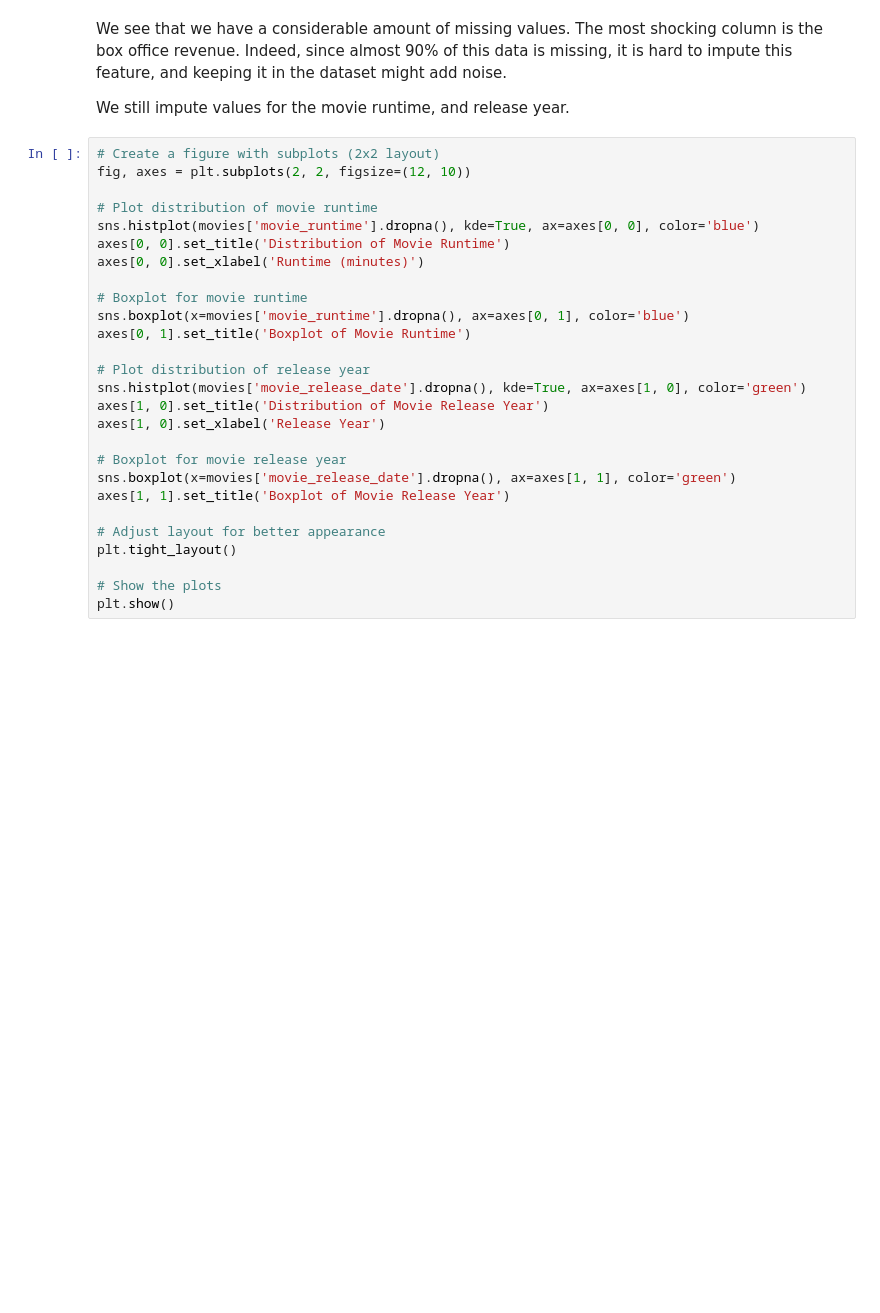
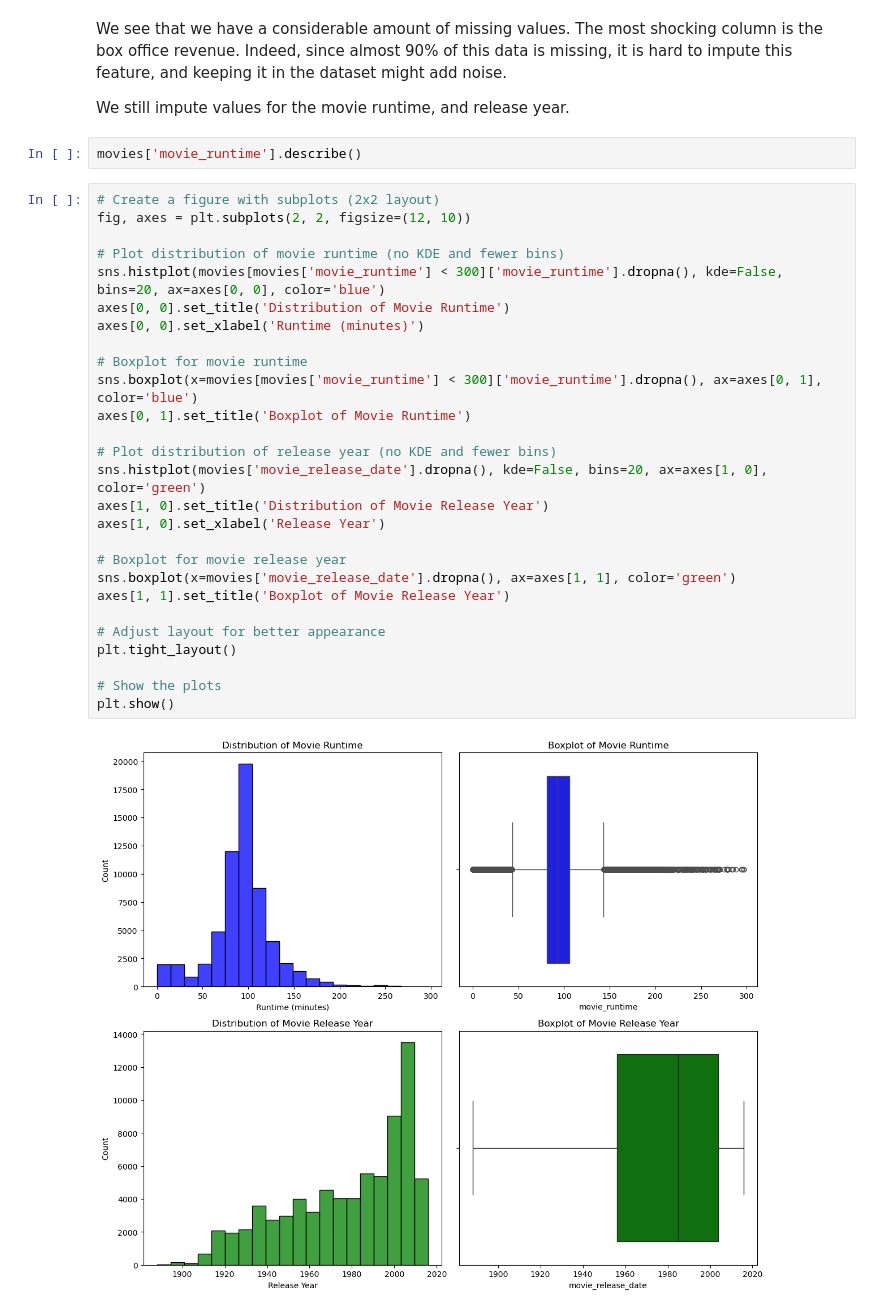
Before and after one commit to arthurEpfl/CMU_MovieCorpus_Data_Analysis, a Jupyter notebook: src/EDA/eda_adam.ipynb, the cells around one changed output. Cells and saved outputs as stored; diff of their text form; blank space fills up the shorter version.

Commit message:
Update eda_adam, add plots and preprocessing of summaries

```diff
--- a/src/EDA/eda_adam.ipynb
+++ b/src/EDA/eda_adam.ipynb
@@ -97,30 +204,34 @@ print("Percentage of empty countries: ", (movies['movie_countries'].apply(len) =
 We see that we have a considerable amount of missing values. The most shocking column is the box office revenue. Indeed, since almost 90% of this data is missing, it is hard to impute this feature, and keeping it in the dataset might add noise.
 
 We still impute values for the movie runtime, and release year.
+# %%
+movies['movie_runtime'].describe()
 # %%
 # Create a figure with subplots (2x2 layout)
 fig, axes = plt.subplots(2, 2, figsize=(12, 10))
 
-# Plot distribution of movie runtime
-sns.histplot(movies['movie_runtime'].dropna(), kde=True, ax=axes[0, 0], color='blue')
+# Plot distribution of movie runtime (no KDE and fewer bins)
+sns.histplot(movies[movies['movie_runtime'] < 300]['movie_runtime'].dropna(), kde=False, bins=20, ax=axes[0, 0], color='blue')
 axes[0, 0].set_title('Distribution of Movie Runtime')
 axes[0, 0].set_xlabel('Runtime (minutes)')
 
 # Boxplot for movie runtime
-sns.boxplot(x=movies['movie_runtime'].dropna(), ax=axes[0, 1], color='blue')
+sns.boxplot(x=movies[movies['movie_runtime'] < 300]['movie_runtime'].dropna(), ax=axes[0, 1], color='blue')
 axes[0, 1].set_title('Boxplot of Movie Runtime')
 
-# Plot distribution of release year
-sns.histplot(movies['movie_release_date'].dropna(), kde=True, ax=axes[1, 0], color='green')
+# Plot distribution of release year (no KDE and fewer bins)
+sns.histplot(movies['movie_release_date'].dropna(), kde=False, bins=20, ax=axes[1, 0], color='green')
 axes[1, 0].set_title('Distribution of Movie Release Year')
 axes[1, 0].set_xlabel('Release Year')
 
 # Boxplot for movie release year
 sns.boxplot(x=movies['movie_release_date'].dropna(), ax=axes[1, 1], color='green')
 axes[1, 1].set_title('Boxplot of Movie Release Year')
 
 # Adjust layout for better appearance
 plt.tight_layout()
 
 # Show the plots
 plt.show()
+# %% [output]
+[figure, added]
```
Also changed, not shown: parts of 18 cells of this notebook.
